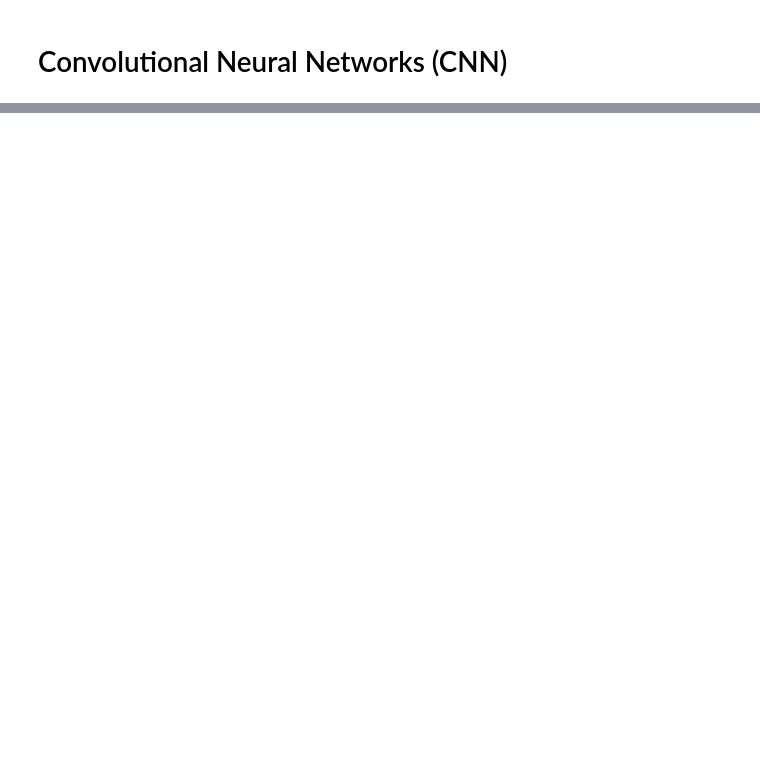
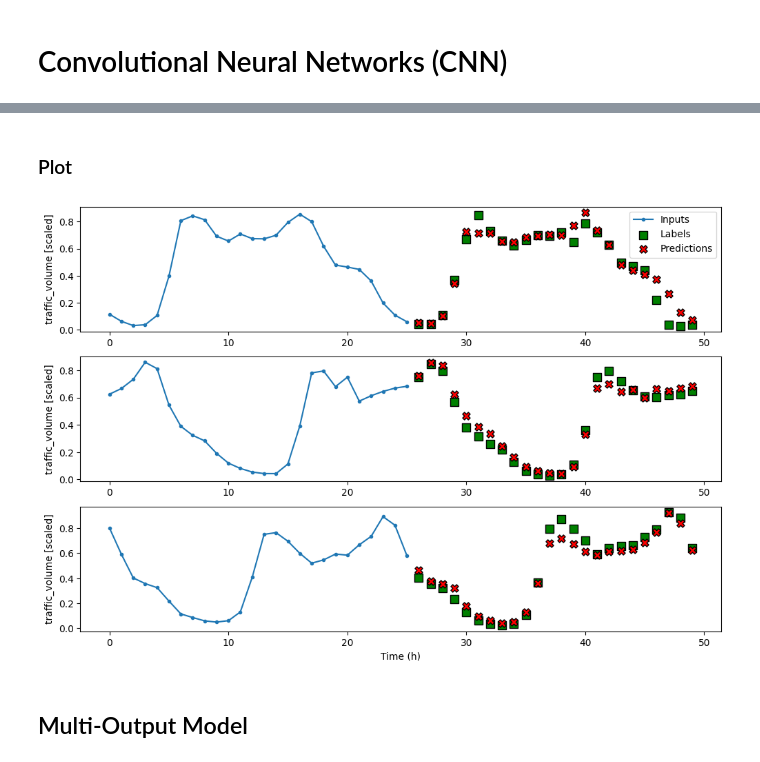
Before and after one commit to dewaalaw/dsprojects, a Jupyter notebook: traffic-flow-forecast/src/traffic_flow_forecasting_part_2.ipynb, the cells around one changed output, grey strips where cells are left out. Cells and saved outputs as stored; diff of their text form; code cells hidden in the pictures; blank space fills up the shorter version.

```diff
--- a/traffic-flow-forecast/src/traffic_flow_forecasting_part_2.ipynb
+++ b/traffic-flow-forecast/src/traffic_flow_forecasting_part_2.ipynb
@@ -463,0 +517,21 @@ plt.savefig(f'{images_dir}/compare_multi_output_models', dpi=300)
+# %%
+KERNEL_WIDTH = 3
+LABEL_WIDTH = 24
+INUT_WIDTH = LABEL_WIDTH + KERNEL_WIDTH - 1
+
+multi_window = DataWindow(input_width=INPUT_WIDTH, label_width=LABEL_WIDTH,
+                                 shift=24, label_columns=['traffic_volume'])
+
+ms_cnn_model = Sequential([
+    Conv1D(32, activation='relu', kernel_size=(KERNEL_WIDTH)),
+    Dense(units=32, activation='relu'),
+    Dense(1, kernel_initializer=tf.initializers.zeros),
+])
+
+history = compile_and_fit(ms_cnn_model, multi_window)
+
+ms_val_performance = {}
+ms_performance= {}
+
+ms_val_performance['CNN'] = ms_cnn_model.evaluate(multi_window.val)
+ms_performance['CNN'] = ms_cnn_model.evaluate(multi_window.test, verbose=0)
@@ -463,0 +560,8 @@ plt.savefig(f'{images_dir}/compare_multi_output_models', dpi=300)
+# %% [markdown]
+### Plot
+# %%
+multi_window.plot(ms_cnn_model)
+# %% [output]
+[figure, added]
+# %% [markdown]
+## Multi-Output Model
```
Also changed, not shown: parts of 38 cells of this notebook.
